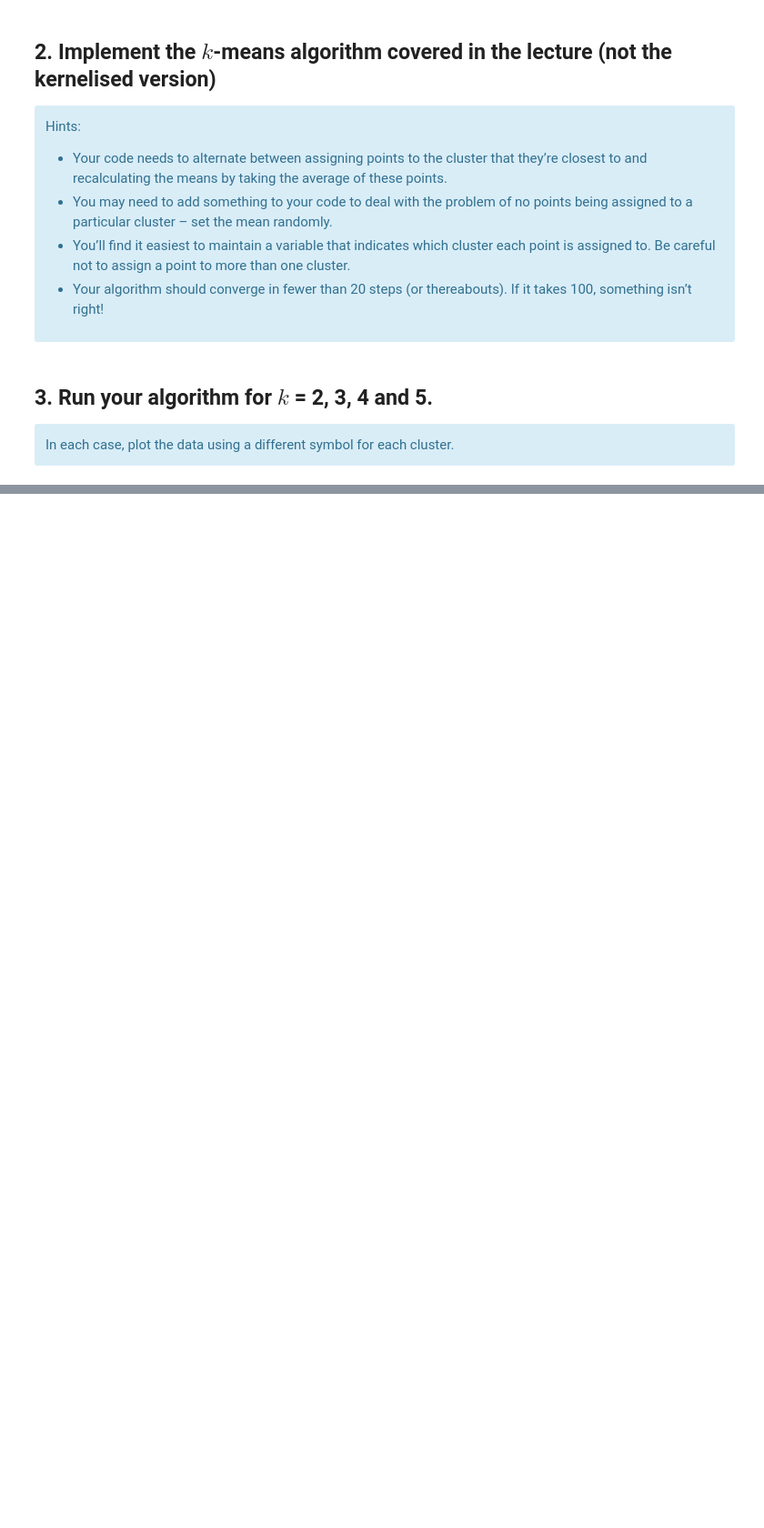
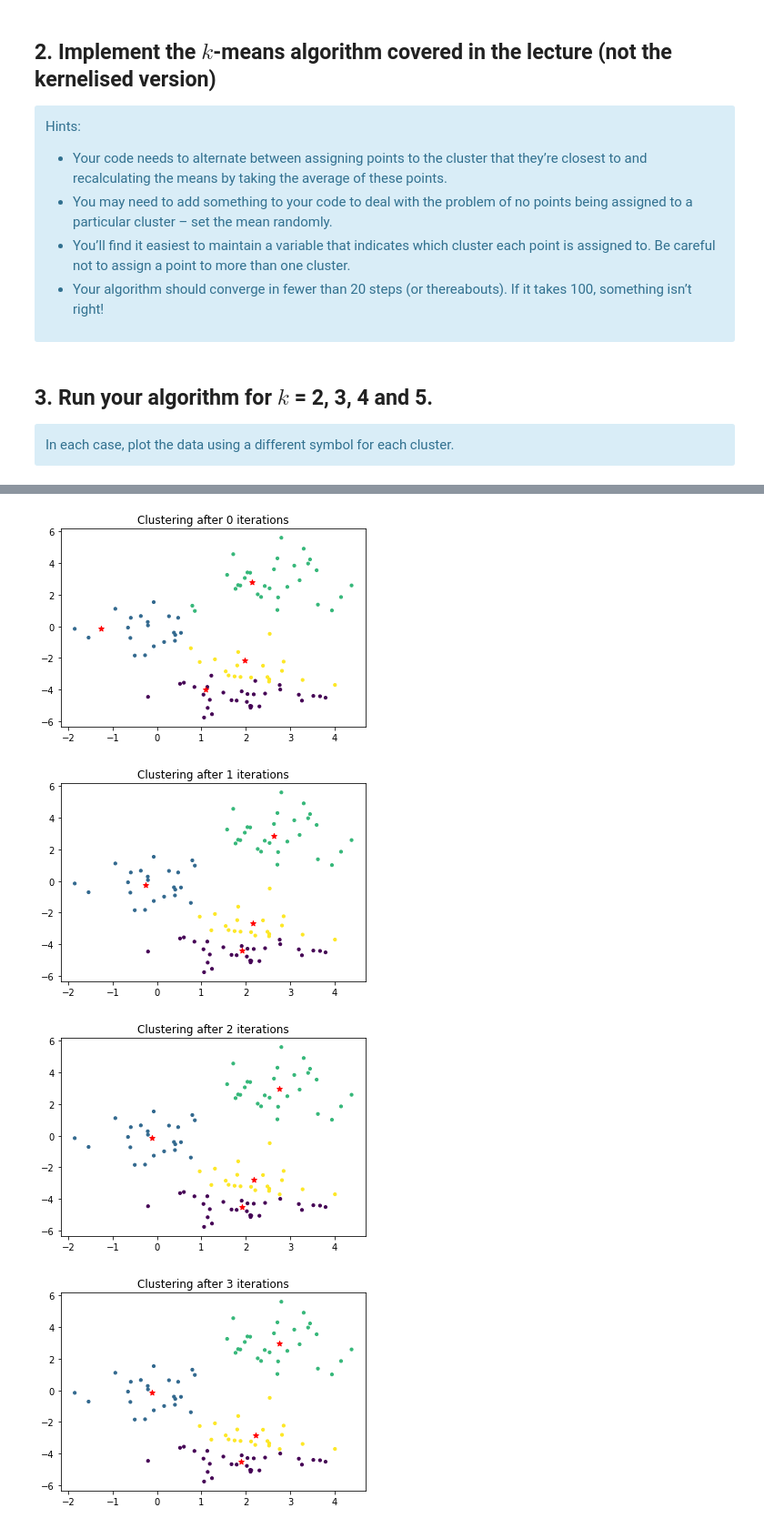
Before and after one commit to AndreaGhiglione/advanced-statistical-inference, a Jupyter notebook: lab_week5-public/Clustering-Students.ipynb, the cells around one changed output, grey strips where cells are left out. Shown at 91% size. Cells and saved outputs as stored; diff of their text form; code cells hidden in the pictures; blank space fills up the shorter version.

```diff
--- a/lab_week5-public/Clustering-Students.ipynb
+++ b/lab_week5-public/Clustering-Students.ipynb
@@ -56,0 +133,7 @@ In each case, plot the data using a different symbol for each cluster.
+# %%
+kmeans(X, k=4)
+# %% [output]
+[figure, added]
+[figure, added]
+[figure, added]
+[figure, added]
```
Also changed, not shown: parts of 13 cells of this notebook, 1 other file.
